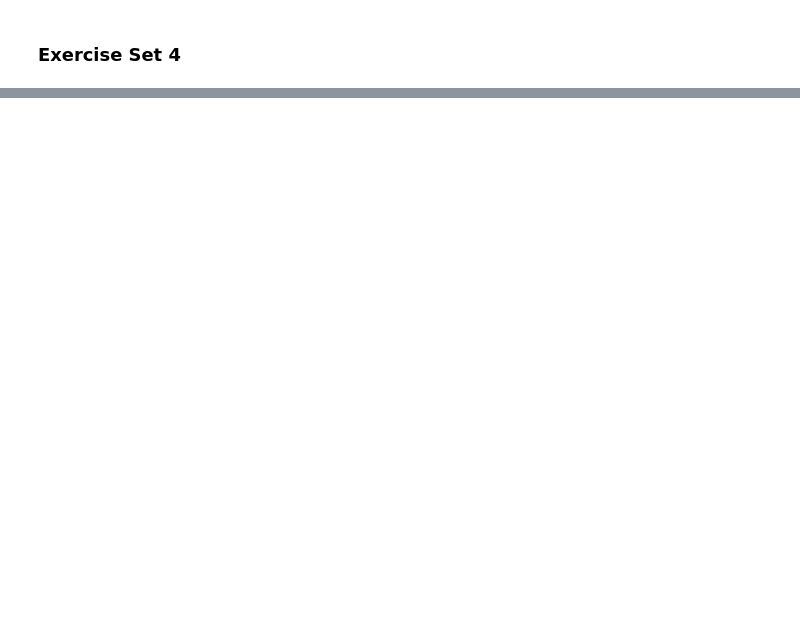
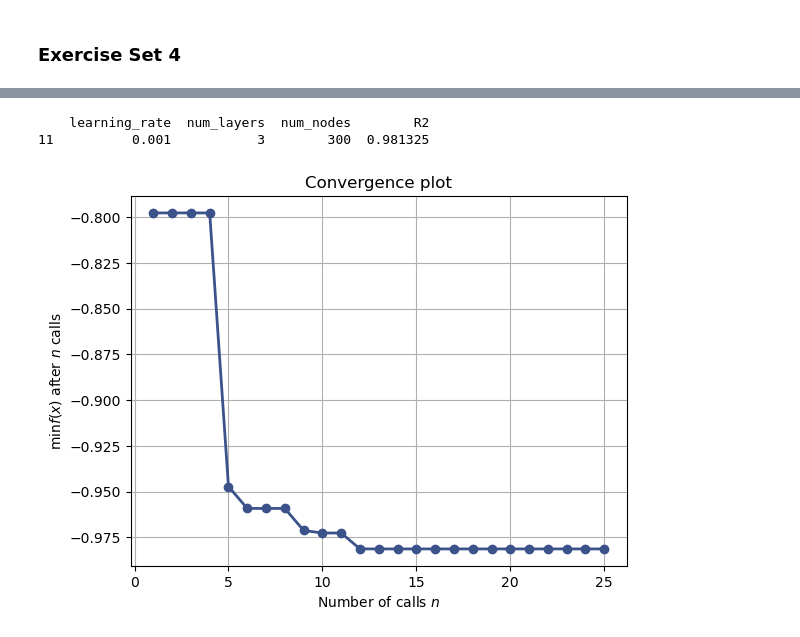
Before and after one commit to AdamBedel/ners590, a Jupyter notebook: labs/abedel_lab5.ipynb, the cells around one changed output, grey strips where cells are left out. Cells and saved outputs as stored; diff of their text form; code cells hidden in the pictures; blank space fills up the shorter version.

```diff
--- a/labs/abedel_lab5.ipynb
+++ b/labs/abedel_lab5.ipynb
@@ -104,6 +104,8 @@ dim_num_layers = Integer(low=3, high=8, name='num_layers')
 dim_num_nodes = Categorical(categories=(25, 50, 100, 150, 200, 250, 300), \
                             name='num_nodes')
 
+dimensions = [dim_learning_rate, dim_num_layers, dim_num_nodes]
+
 init_guess = [5e-4, 4, 100]
 # %%
 # Exercise Set 2 (c)
@@ -222,0 +275,23 @@ I couldn't get this to run in a python notebook, but in the .py file this step t
+# %%
+# Exercise Set 5 (a)
+def gp_fitness(args):
+    lr, nl, nn = args
+    n_nodes = np.full(nl, nn)
+    model = Sequential()
+    model.add(Input(shape=(Xtrain.shape[1],)))
+    model.add(Dense(n_nodes[0], kernel_initializer='normal', activation='relu'))
+    model.add(Dropout(0.5))
+    for i in range(1, nl):
+        model.add(Dense(n_nodes[i], kernel_initializer='normal',activation='relu'))
+    model.add(Dense(Ytrain.shape[1], kernel_initializer='normal',activation='linear'))
+
+    model.compile(loss='mean_absolute_error', optimizer=Adam(learning_rate=lr), metrics=['mean_absolute_error'])
+
+    model.fit(Xtrain, Ytrain, epochs=10, batch_size=8, validation_split = 0.15, verbose=False)
+    Ynn=model.predict(Xtest)
+    return -1 * r2_score(Ytest,Ynn)
+# %%
+# Exercise Set 5 (b)
+search_results = gp_minimize(func=gp_fitness, acq_func='EI', \
+                             dimensions=dimensions, \
+                             n_calls=25, x0=init_guess)
@@ -222,0 +324,13 @@ I couldn't get this to run in a python notebook, but in the .py file this step t
+# %%
+# plot optimization result
+plot_convergence(search_results)
+# Rank the search results in pandas
+bayesres = pd.DataFrame(search_results.x_iters,
+columns = ['learning_rate', 'num_layers', 'num_nodes'])
+bayesres['R2'] = -search_results.func_vals
+bayesres = bayesres.sort_values(['R2'], axis='index', ascending=False)
+print(bayesres.head(1))
+# %% [output]
+    learning_rate  num_layers  num_nodes        R2
+11          0.001           3        300  0.981325
+[figure, added]
```
Also changed, not shown: parts of 10 cells of this notebook, 1 other file.
